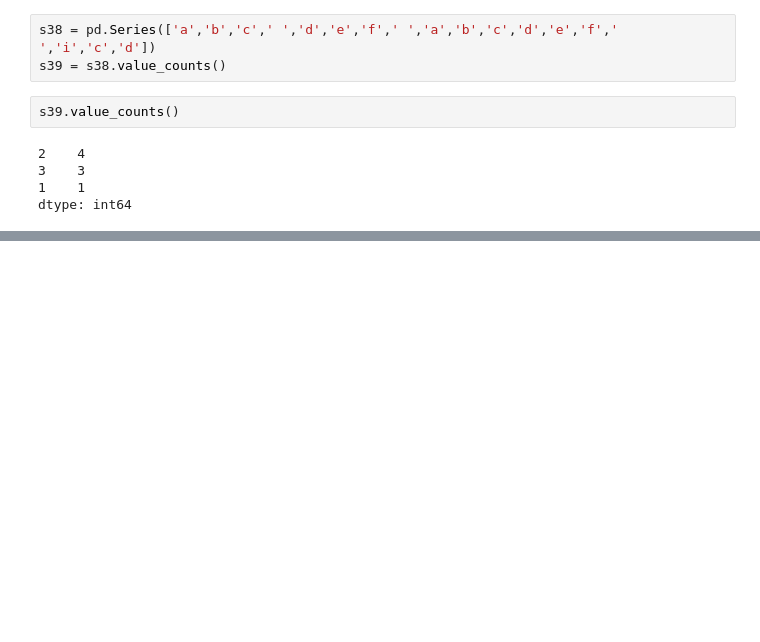
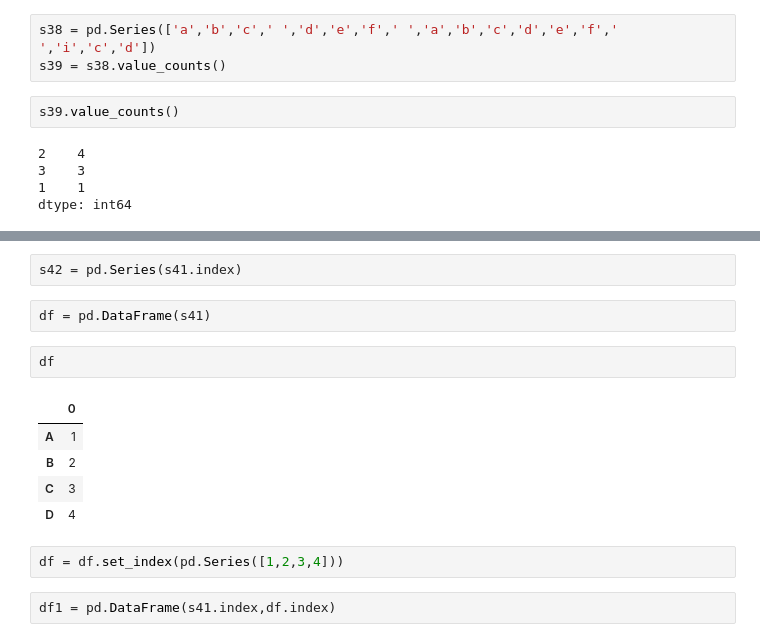
Before and after one commit to GOLISHYAMP/ML_AI, a Jupyter notebook: Jupiter_files/Pandas/HandsOn.ipynb, the cells around one changed output, grey strips where cells are left out. Saved outputs shown, nothing was run; the diff lists cells and outputs as text; blank space fills up the shorter version.

```diff
--- a/Jupiter_files/Pandas/HandsOn.ipynb
+++ b/Jupiter_files/Pandas/HandsOn.ipynb
@@ -654,0 +719,16 @@ dtype: int64
+# %%
+s42 = pd.Series(s41.index)
+# %%
+df = pd.DataFrame(s41)
+# %%
+df
+# %% [output]
+|  | 0 |
+| A | 1 |
+| B | 2 |
+| C | 3 |
+| D | 4 |
+# %%
+df = df.set_index(pd.Series([1,2,3,4]))
+# %%
+df1 = pd.DataFrame(s41.index,df.index)
```
Also changed, not shown: parts of 23 cells of this notebook.
